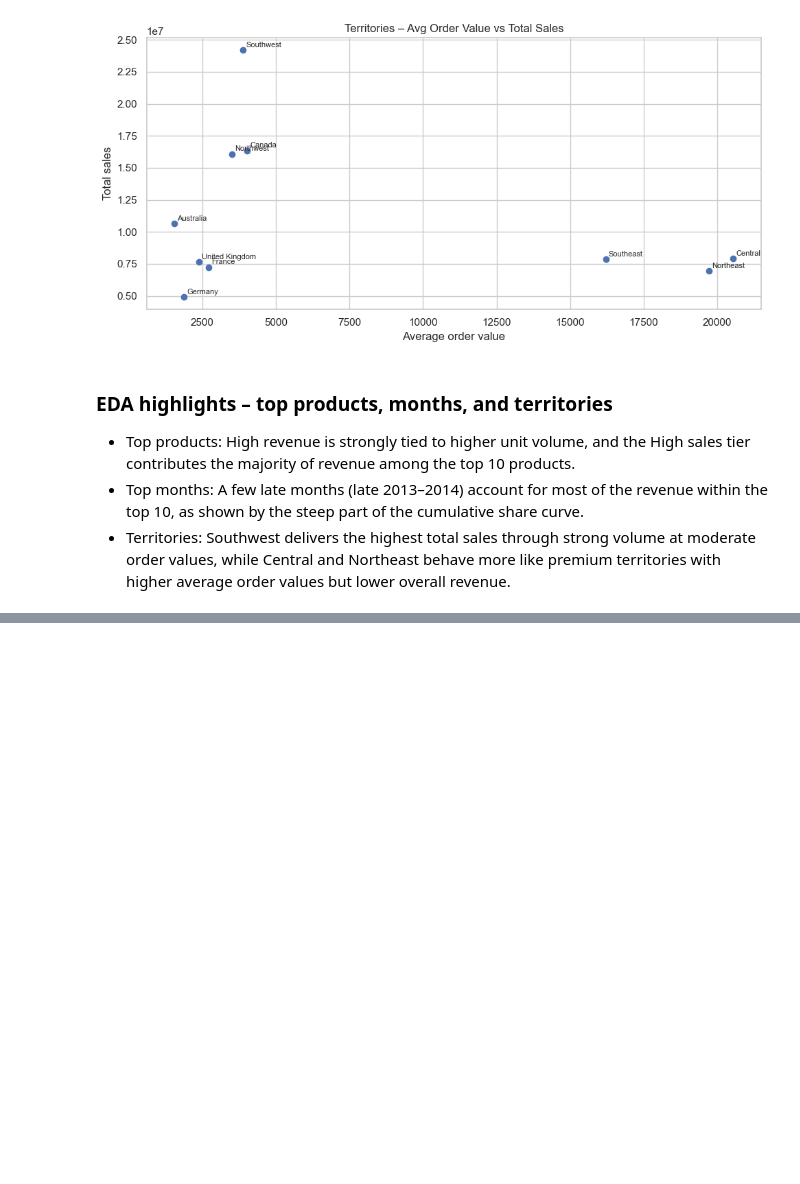
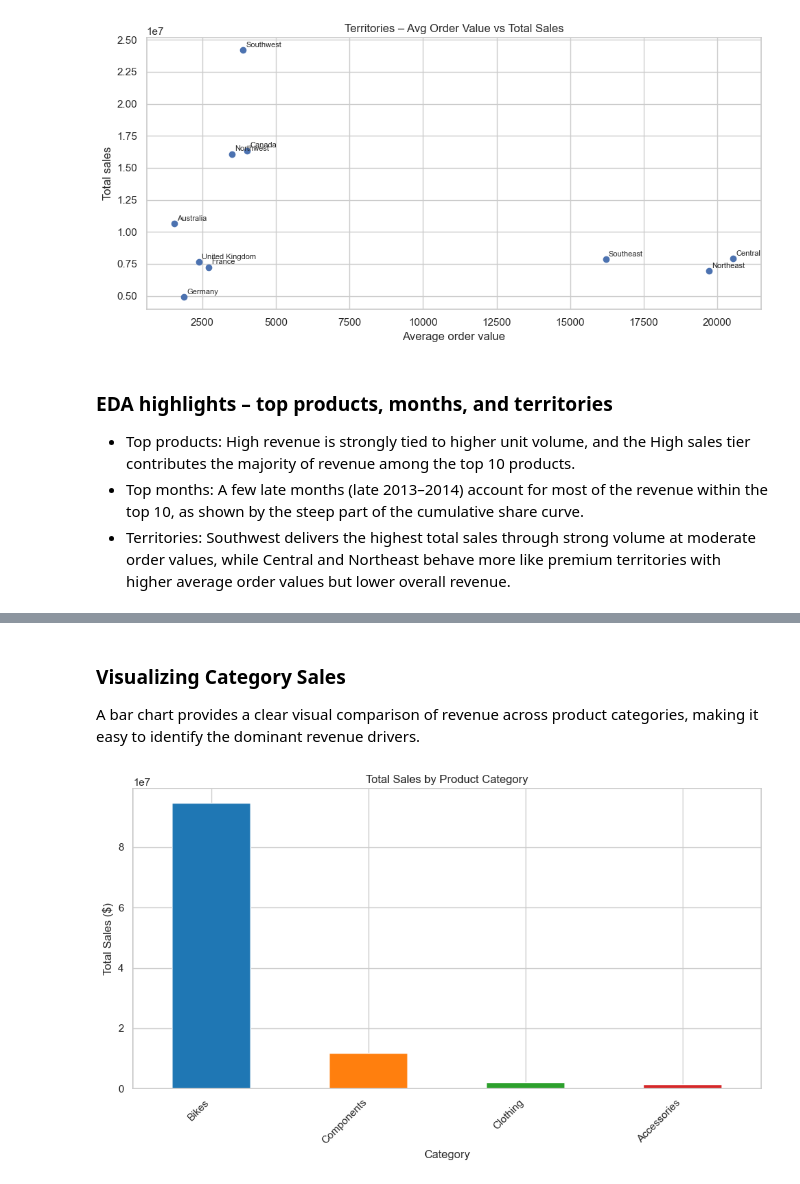
Before and after one commit to mpaturi/portfolio-projects, a Jupyter notebook: Python/Project2-AdventureWorks-SQL/notebooks/02_adw_sales_eda.ipynb, the cells around one changed output, grey strips where cells are left out. Cells and saved outputs as stored; diff of their text form; code cells hidden in the pictures; blank space fills up the shorter version.

Commit message:
after adding charts

```diff
--- a/Python/Project2-AdventureWorks-SQL/notebooks/02_adw_sales_eda.ipynb
+++ b/Python/Project2-AdventureWorks-SQL/notebooks/02_adw_sales_eda.ipynb
@@ -598,5 +598,5 @@ df.head()
 # %%
-df = clean_df_sales_lines.copy()
+# Add category columns to the existing df
 
 # Normalize text just in case
 df["ProductCategoryName"] = df["ProductCategoryName"].str.strip()
@@ -614,0 +613,11 @@ KeyError: 'ProductCategoryName'
+# %%
+# Sales by category
+category_sales = df.groupby('ProductCategoryName')['LineTotal'].sum().sort_values(ascending=False)
+print("Sales by Product Category:")
+print(category_sales)
+
+# Mountain bikes vs other bikes
+bike_breakdown = df[df['is_bike']].groupby('is_mountain_bike')['LineTotal'].sum()
+
+# Seasonal sales patterns
+seasonal_sales = df.groupby('order_season')['LineTotal'].sum()
@@ -614,0 +636,18 @@ KeyError: 'ProductCategoryName'
+# %% [markdown]
+### Visualizing Category Sales
+
+A bar chart provides a clear visual comparison of revenue across product categories, making it easy to identify the dominant revenue drivers.
+# %%
+# Bar chart of category sales
+import matplotlib.pyplot as plt
+
+fig, ax = plt.subplots(figsize=(10, 6))
+category_sales.plot(kind='bar', ax=ax, color=['#1f77b4', '#ff7f0e', '#2ca02c', '#d62728'])
+ax.set_title('Total Sales by Product Category')
+ax.set_xlabel('Category')
+ax.set_ylabel('Total Sales ($)')
+ax.set_xticklabels(ax.get_xticklabels(), rotation=45, ha='right')
+plt.tight_layout()
+plt.show()
+# %% [output]
+[figure, added]
```
Also changed, not shown: parts of 14 cells of this notebook, 2 other files.
